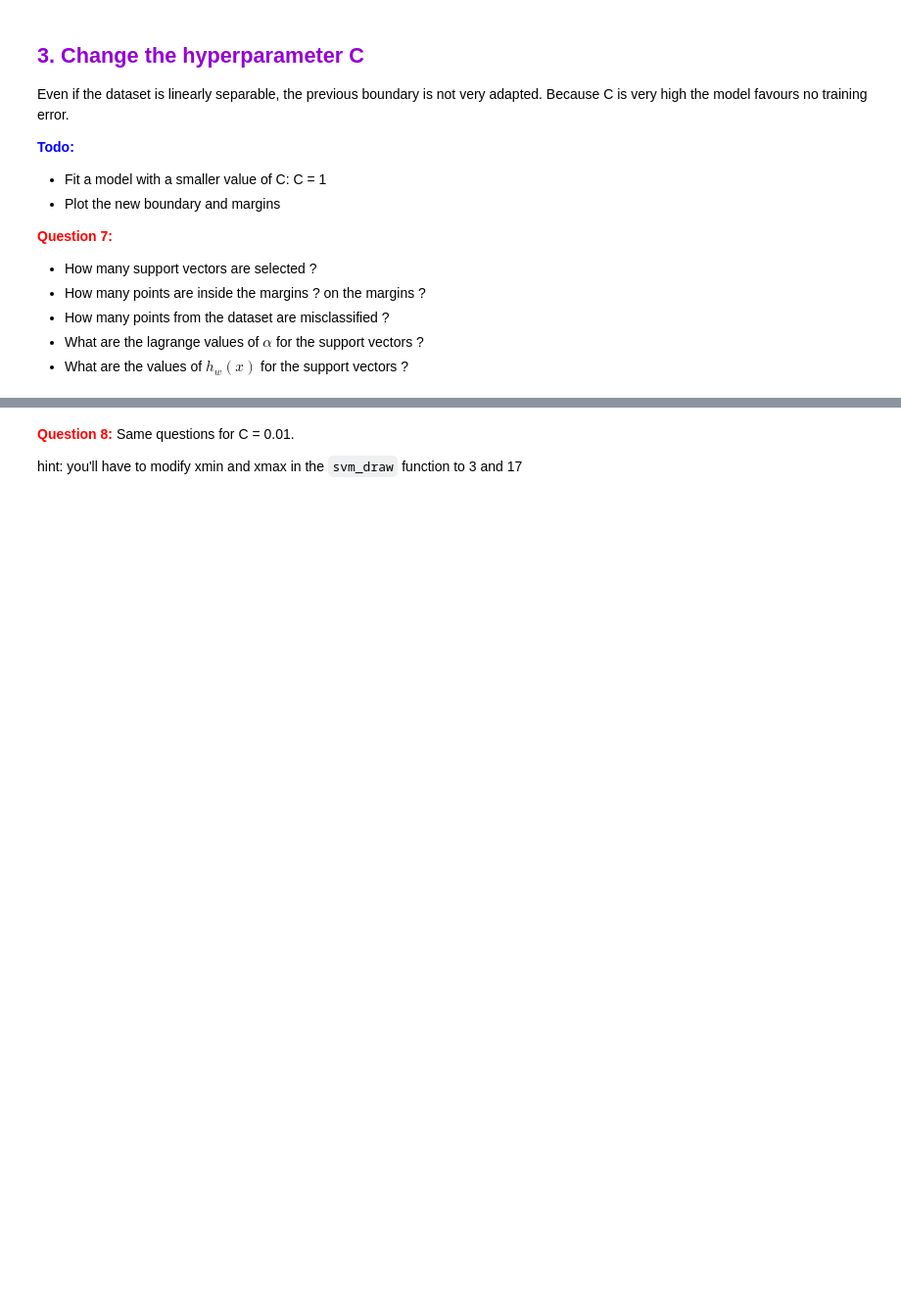
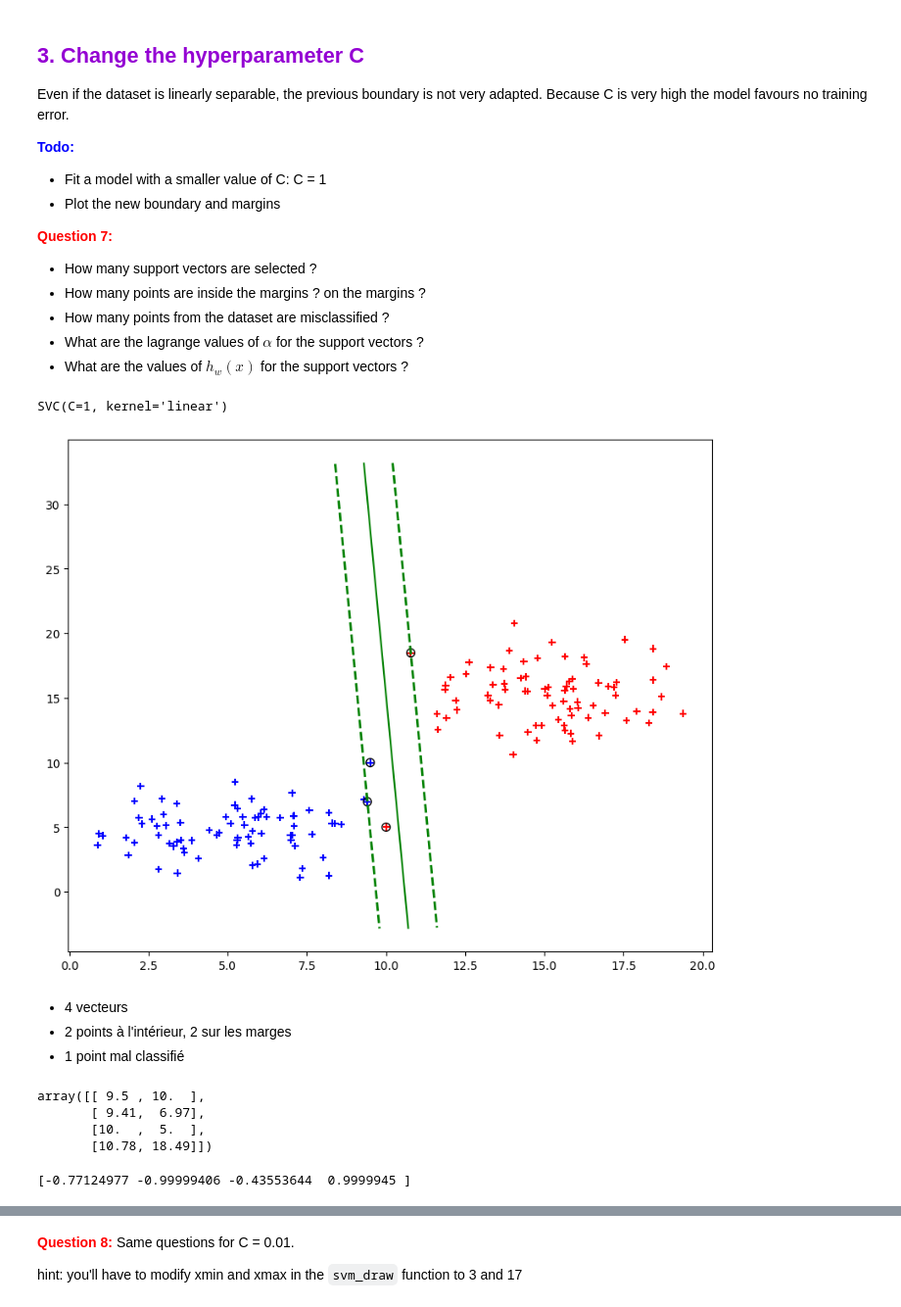
Before and after one commit to AquaBxSchool/2024-2025-ESIR-AA, a Jupyter notebook: TP Introduction/TP2_SVM_student.ipynb, the cells around one changed output, grey strips where cells are left out. Shown: that part at 98% size. Cells and saved outputs as stored; diff of their text form; code cells hidden in the pictures; blank space fills up the shorter version.

```diff
--- a/TP Introduction/TP2_SVM_student.ipynb
+++ b/TP Introduction/TP2_SVM_student.ipynb
@@ -279,2 +291,31 @@ Even if the dataset is linearly separable, the previous boundary is not very ada
+# %%
+# TODO - Fit a SVM model with C=1
+
+# SVC with linear kernel, and parameter C set to 1
+model_svm = svm.SVC(C = 1, kernel = 'linear')
+
+# Fit the model using the features (x1 and x2) and the target (y)
+model_svm.fit(dataset.iloc[:,0:2], dataset.y)
+# %% [output]
+SVC(C=1, kernel='linear')
 # %%
 # TODO - Visualize boundary and margins
+
+svm_draw(model_svm, 9.3, 10.7, dataset)
+# %% [output]
+[figure, added]
+# %% [markdown]
+- 4 vecteurs
+- 2 points à l'intérieur, 2 sur les marges
+- 1 point mal classifié
+# %%
+model_svm.support_vectors_
+# %% [output]
+array([[ 9.5 , 10.  ],
+       [ 9.41,  6.97],
+       [10.  ,  5.  ],
+       [10.78, 18.49]])
+# %%
+print(model_svm.decision_function(model_svm.support_vectors_))
+# %% [output]
+[-0.77124977 -0.99999406 -0.43553644  0.9999945 ]
```
Also changed, not shown: parts of 53 cells of this notebook.
